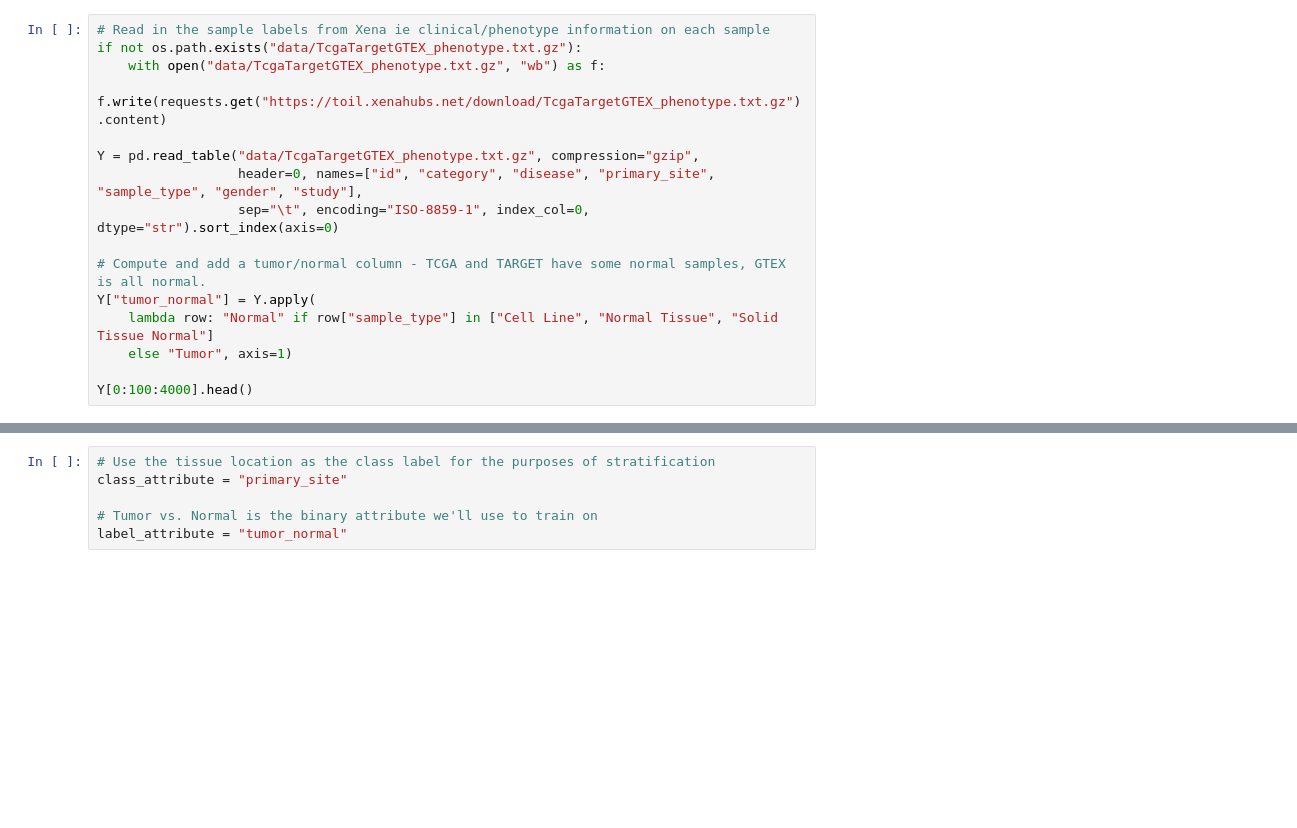
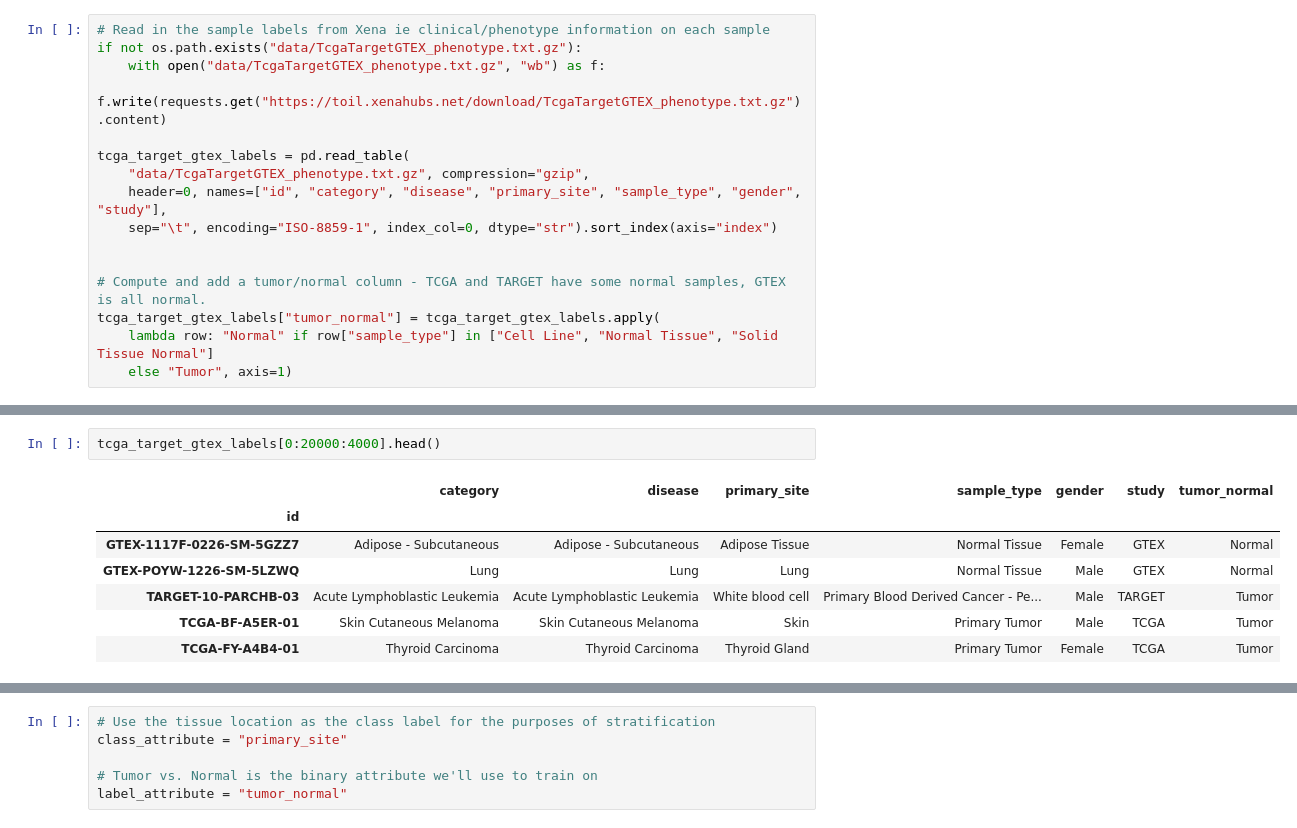
Before and after one commit to rcurrie/tumornormal, a Jupyter notebook: ingest.ipynb, the cells around one changed output, grey strips where cells are left out. Saved outputs shown, nothing was run; the diff lists cells and outputs as text; blank space fills up the shorter version.

```diff
--- a/ingest.ipynb
+++ b/ingest.ipynb
@@ -111,13 +183,13 @@ if not os.path.exists("data/TcgaTargetGTEX_phenotype.txt.gz"):
     with open("data/TcgaTargetGTEX_phenotype.txt.gz", "wb") as f:
         f.write(requests.get("https://toil.xenahubs.net/download/TcgaTargetGTEX_phenotype.txt.gz").content)
 
-Y = pd.read_table("data/TcgaTargetGTEX_phenotype.txt.gz", compression="gzip",
-                  header=0, names=["id", "category", "disease", "primary_site", "sample_type", "gender", "study"],
-                  sep="\t", encoding="ISO-8859-1", index_col=0, dtype="str").sort_index(axis=0)
+tcga_target_gtex_labels = pd.read_table(
+    "data/TcgaTargetGTEX_phenotype.txt.gz", compression="gzip",
+    header=0, names=["id", "category", "disease", "primary_site", "sample_type", "gender", "study"],
+    sep="\t", encoding="ISO-8859-1", index_col=0, dtype="str").sort_index(axis="index")
+
 
 # Compute and add a tumor/normal column - TCGA and TARGET have some normal samples, GTEX is all normal.
-Y["tumor_normal"] = Y.apply(
+tcga_target_gtex_labels["tumor_normal"] = tcga_target_gtex_labels.apply(
     lambda row: "Normal" if row["sample_type"] in ["Cell Line", "Normal Tissue", "Solid Tissue Normal"]
     else "Tumor", axis=1)
-
-Y[0:100:4000].head()
@@ -128 +203,11 @@ Y[0:100:4000].head()
+# %%
+tcga_target_gtex_labels[0:20000:4000].head()
+# %% [output]
+|  | category | disease | primary_site | sample_type | gender | study | tumor_normal |
+| id |  |  |  |  |  |  |  |
+| GTEX-1117F-0226-SM-5GZZ7 | Adipose - Subcutaneous | Adipose - Subcutaneous | Adipose Tissue | Normal Tissue | Female | GTEX | Normal |
+| GTEX-POYW-1226-SM-5LZWQ | Lung | Lung | Lung | Normal Tissue | Male | GTEX | Normal |
+| TARGET-10-PARCHB-03 | Acute Lymphoblastic Leukemia | Acute Lymphoblastic Leukemia | White blood cell | Primary Blood Derived Cancer - Pe... | Male | TARGET | Tumor |
+| TCGA-BF-A5ER-01 | Skin Cutaneous Melanoma | Skin Cutaneous Melanoma | Skin | Primary Tumor | Male | TCGA | Tumor |
+| TCGA-FY-A4B4-01 | Thyroid Carcinoma | Thyroid Carcinoma | Thyroid Gland | Primary Tumor | Female | TCGA | Tumor |
 # %%
```
Also changed, not shown: parts of 31 cells of this notebook, 1 other file.
